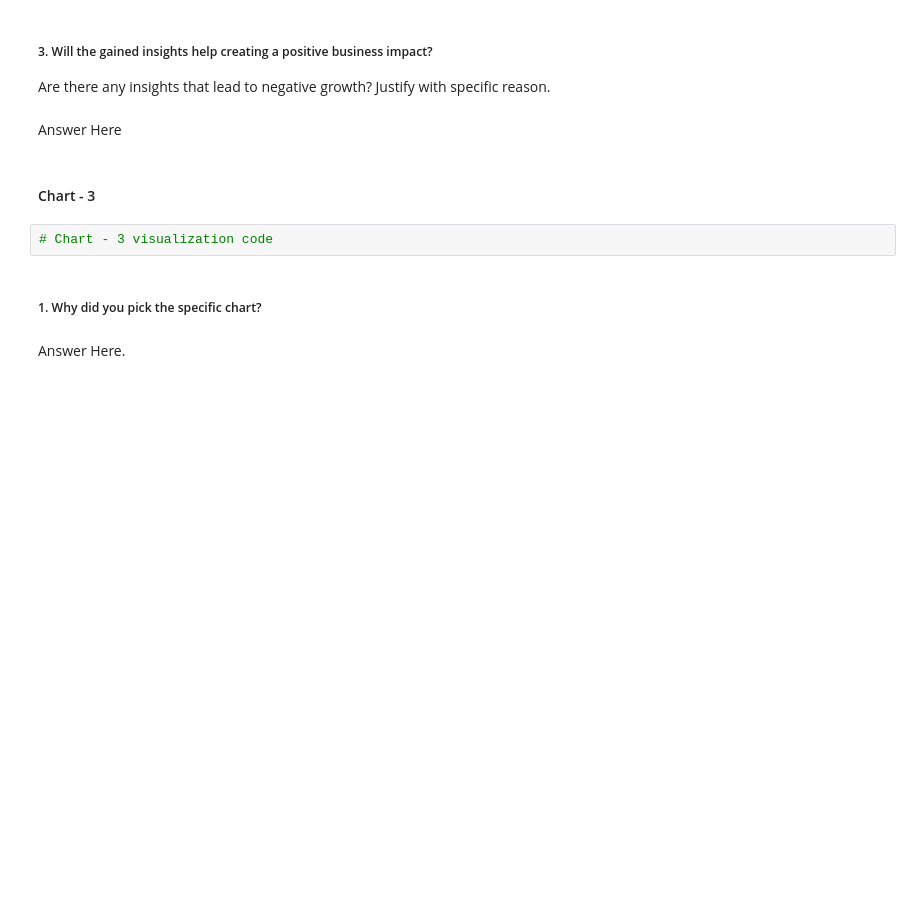
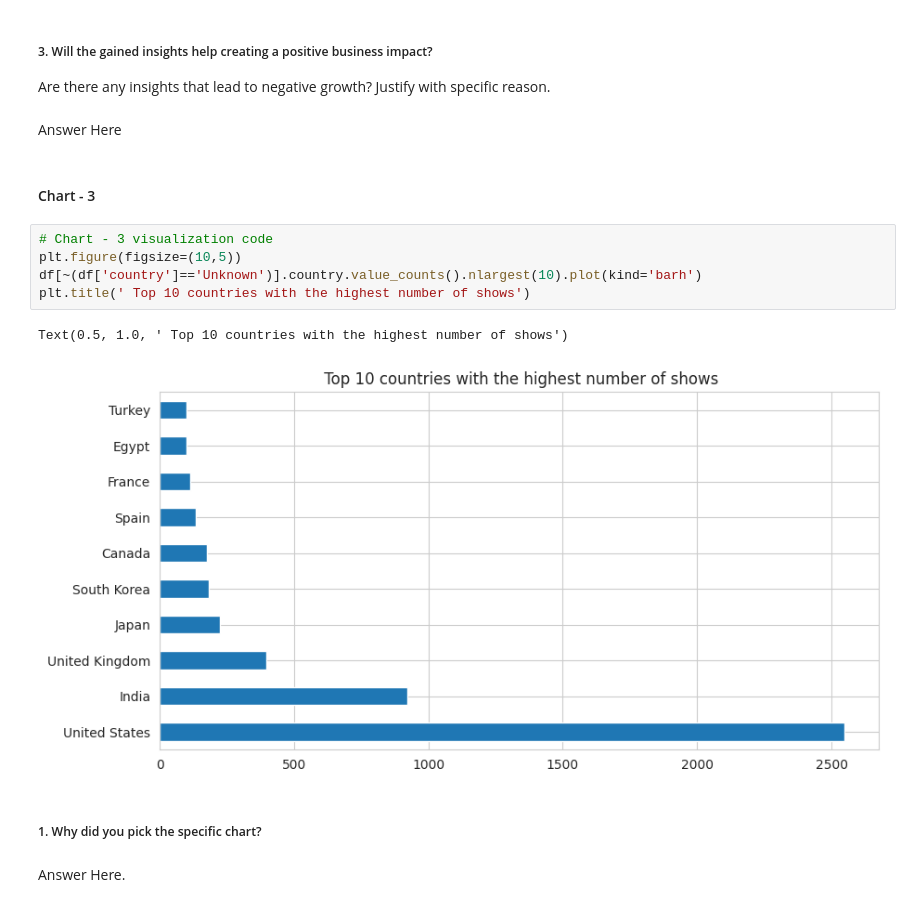
Before and after one commit to vedanttule134/Netflix-Movies-And-TV-Shows-Clustering, a Jupyter notebook: Netflix_Movies_And_TV_Shows_Clustering.ipynb, the cells around one changed output. Saved outputs shown, nothing was run; the diff lists cells and outputs as text; blank space fills up the shorter version.

```diff
--- a/Netflix_Movies_And_TV_Shows_Clustering.ipynb
+++ b/Netflix_Movies_And_TV_Shows_Clustering.ipynb
@@ -311,8 +338,14 @@ Are there any insights that lead to negative growth? Justify with specific reaso
 Answer Here
 # %% [markdown]
 #### Chart - 3
-# %%
-# Chart - 3 visualization code
+# %%
+# Chart - 3 visualization code
+plt.figure(figsize=(10,5))
+df[~(df['country']=='Unknown')].country.value_counts().nlargest(10).plot(kind='barh')
+plt.title(' Top 10 countries with the highest number of shows')
+# %% [output]
+Text(0.5, 1.0, ' Top 10 countries with the highest number of shows')
+[figure, added]
 # %% [markdown]
 ##### 1. Why did you pick the specific chart?
 # %% [markdown]
```
Also changed, not shown: parts of 10 cells of this notebook.
